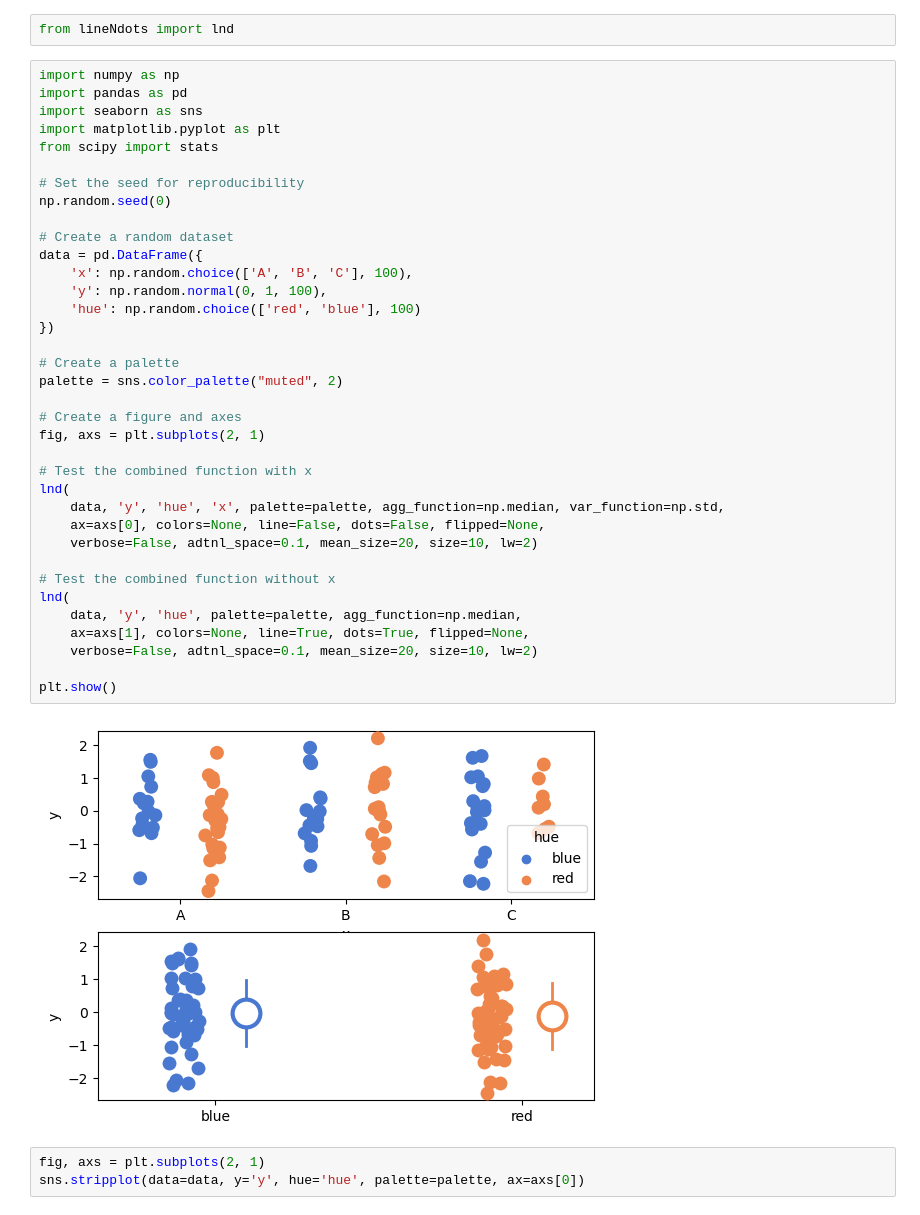
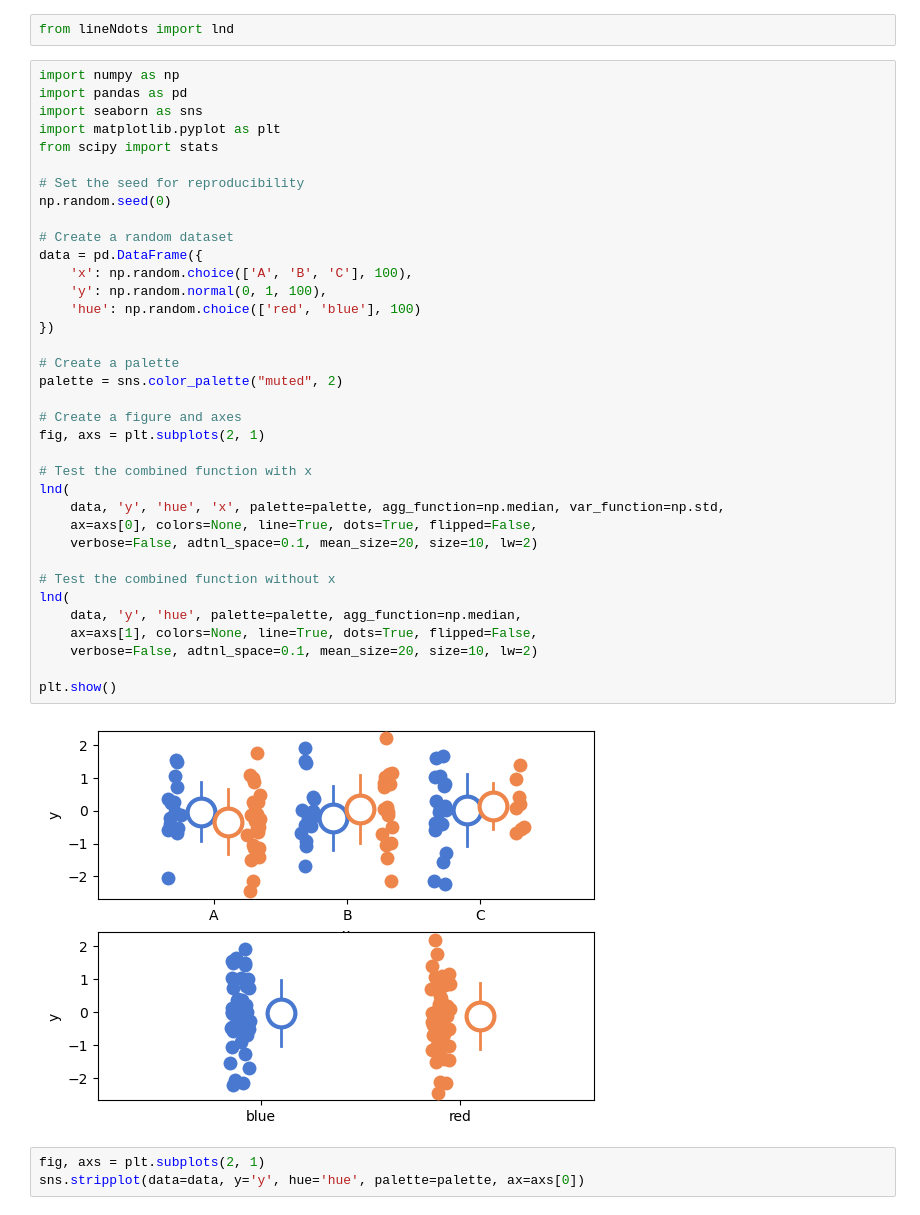
Before and after one commit to neuromechanist/lineNdots, a Jupyter notebook: scripts/sample_code.ipynb, the cells around one changed output. Saved outputs shown, nothing was run; the diff lists cells and outputs as text.

Commit message:
flipped implementation, still not working as expected.

```diff
--- a/scripts/sample_code.ipynb
+++ b/scripts/sample_code.ipynb
@@ -8,36 +8,36 @@ import matplotlib.pyplot as plt
 from scipy import stats
 
 # Set the seed for reproducibility
 np.random.seed(0)
 
 # Create a random dataset
 data = pd.DataFrame({
     'x': np.random.choice(['A', 'B', 'C'], 100),
     'y': np.random.normal(0, 1, 100),
     'hue': np.random.choice(['red', 'blue'], 100)
 })
 
 # Create a palette
 palette = sns.color_palette("muted", 2)
 
 # Create a figure and axes
 fig, axs = plt.subplots(2, 1)
 
 # Test the combined function with x
 lnd(
     data, 'y', 'hue', 'x', palette=palette, agg_function=np.median, var_function=np.std,
-    ax=axs[0], colors=None, line=False, dots=False, flipped=None,
+    ax=axs[0], colors=None, line=True, dots=True, flipped=False,
     verbose=False, adtnl_space=0.1, mean_size=20, size=10, lw=2)
 
 # Test the combined function without x
 lnd(
     data, 'y', 'hue', palette=palette, agg_function=np.median,
-    ax=axs[1], colors=None, line=True, dots=True, flipped=None,
+    ax=axs[1], colors=None, line=True, dots=True, flipped=False,
     verbose=False, adtnl_space=0.1, mean_size=20, size=10, lw=2)
 
 plt.show()
 # %% [output]
-[figure, old version]
+[figure, new version]
 # %%
 fig, axs = plt.subplots(2, 1)
 sns.stripplot(data=data, y='y', hue='hue', palette=palette, ax=axs[0])
```
Also changed, not shown: 1 other file.
